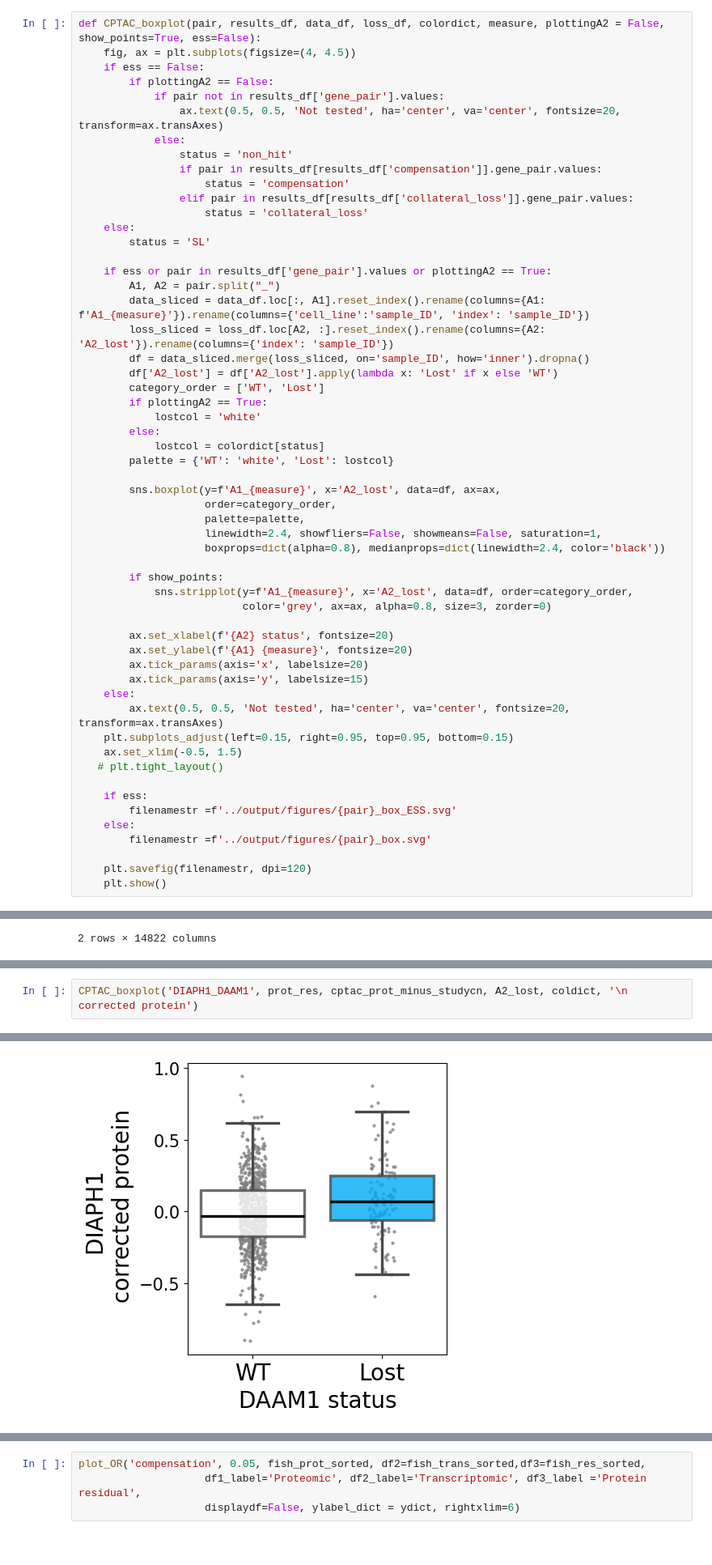
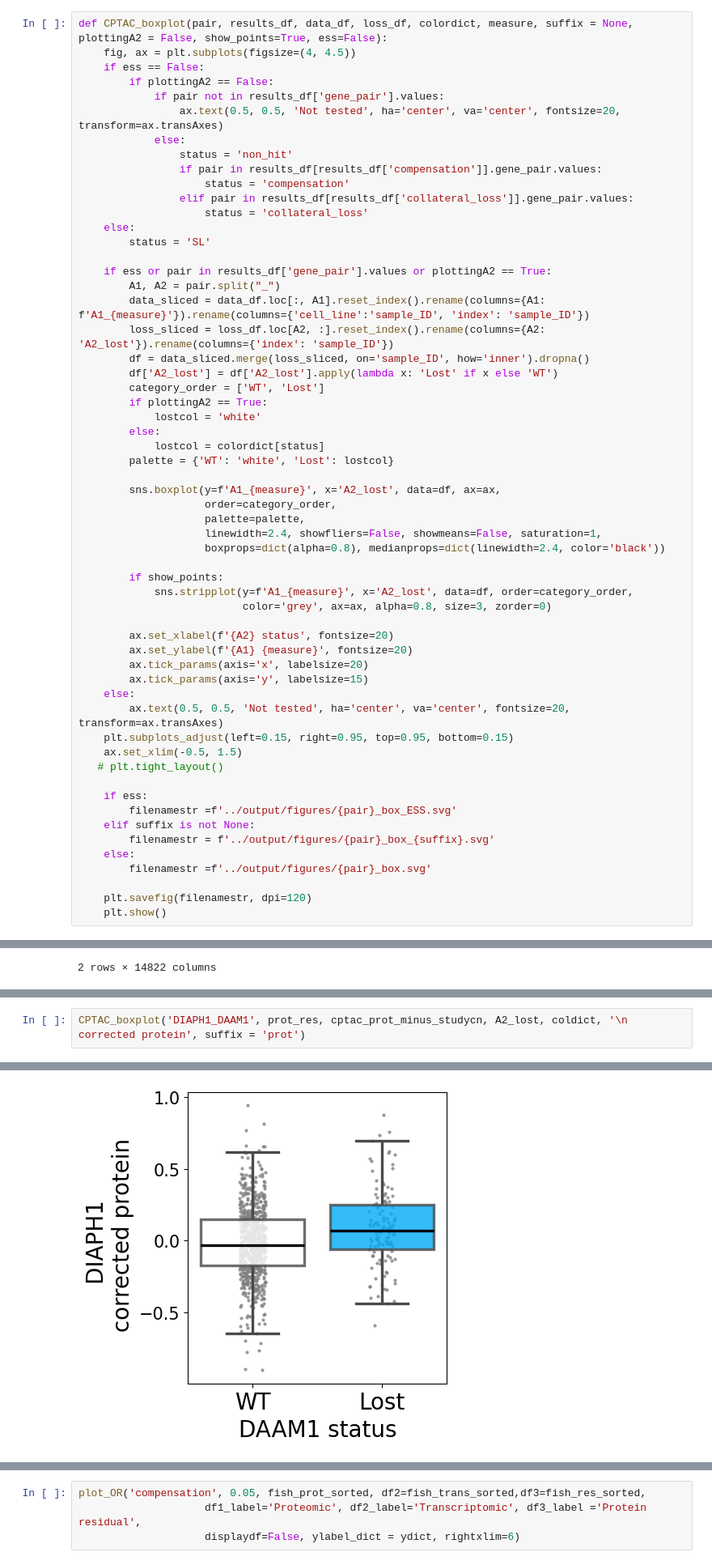
Before and after one commit to cancergenetics/proteomic_paralog_compensation, a Jupyter notebook: src/Visualize.ipynb, the cells around one changed output, grey strips where cells are left out. Shown at 81% size. Cells and saved outputs as stored; diff of their text form.

```diff
--- a/src/Visualize.ipynb
+++ b/src/Visualize.ipynb
@@ -181,7 +181,7 @@ def make_volcano_plot(df, filename, sigcutoff, colordict, xlim=2, A2=False):
     plt.savefig(f'../output/figures/volcano_{filename}{"_A2" if A2 else ""}.svg', dpi=150, bbox_inches='tight')
     plt.show()
 # %%
-def CPTAC_boxplot(pair, results_df, data_df, loss_df, colordict, measure, plottingA2 = False, show_points=True, ess=False):
+def CPTAC_boxplot(pair, results_df, data_df, loss_df, colordict, measure, suffix = None, plottingA2 = False, show_points=True, ess=False):
     fig, ax = plt.subplots(figsize=(4, 4.5))
     if ess == False:
         if plottingA2 == False:
@@ -231,6 +231,8 @@ def CPTAC_boxplot(pair, results_df, data_df, loss_df, colordict, measure, plotti
 
     if ess:
         filenamestr =f'../output/figures/{pair}_box_ESS.svg'
+    elif suffix is not None:
+        filenamestr = f'../output/figures/{pair}_box_{suffix}.svg'
     else:
         filenamestr =f'../output/figures/{pair}_box.svg'
 
@@ -1066,8 +1073,8 @@ cptac_resid[:2]
 # %%
-CPTAC_boxplot('DIAPH1_DAAM1', prot_res, cptac_prot_minus_studycn, A2_lost, coldict, '\n corrected protein')
+CPTAC_boxplot('DIAPH1_DAAM1', prot_res, cptac_prot_minus_studycn, A2_lost, coldict, '\n corrected protein', suffix = 'prot')
 # %% [output]
 Passing `palette` without assigning `hue` is deprecated and will be removed in v0.14.0. Assign the `x` variable to `hue` and set `legend=False` for the same effect.
 
   sns.boxplot(y=f'A1_{measure}', x='A2_lost', data=df, ax=ax,
-[figure, old version]
+[figure, new version]
 # %%
```
Also changed, not shown: parts of 38 cells of this notebook, 9 other files.
